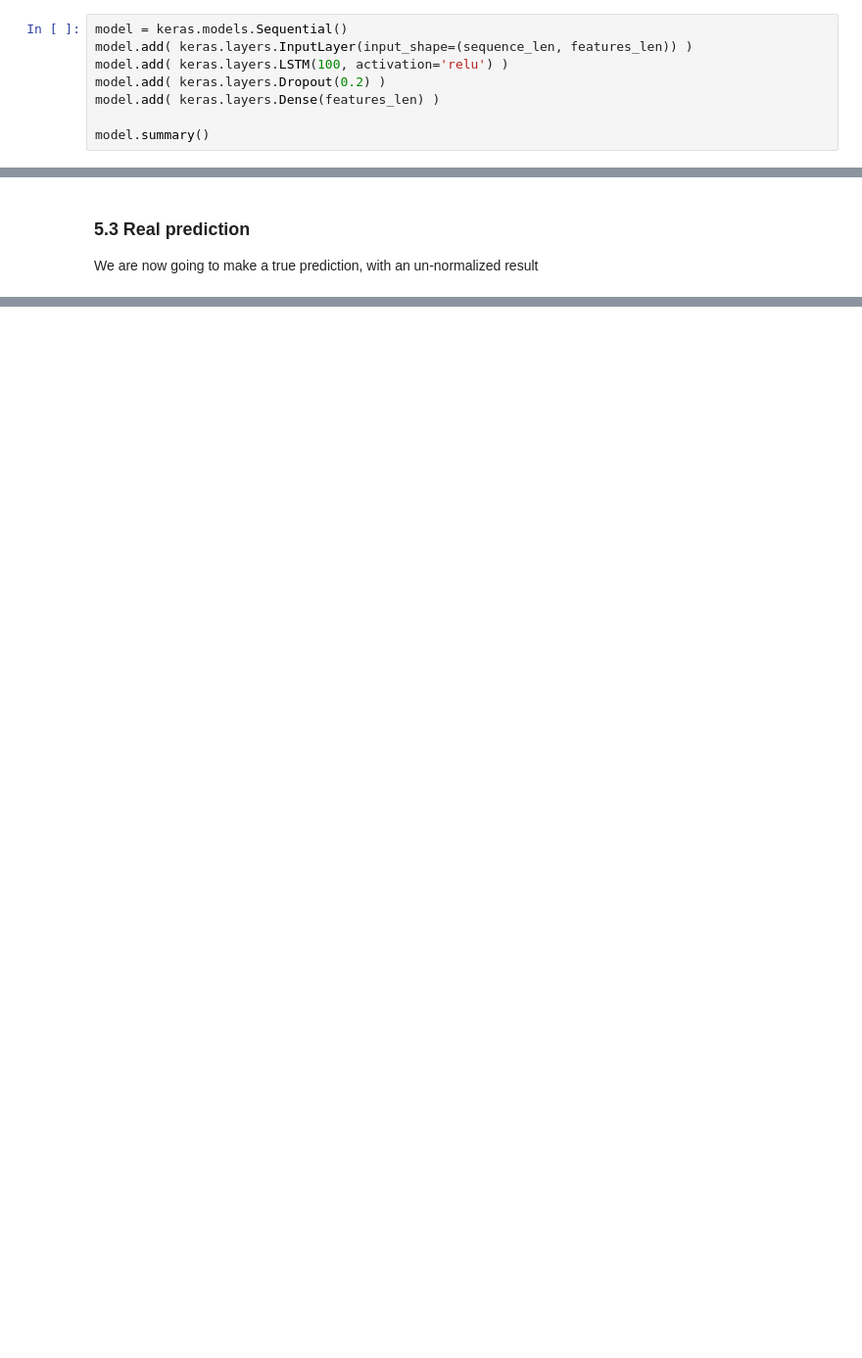
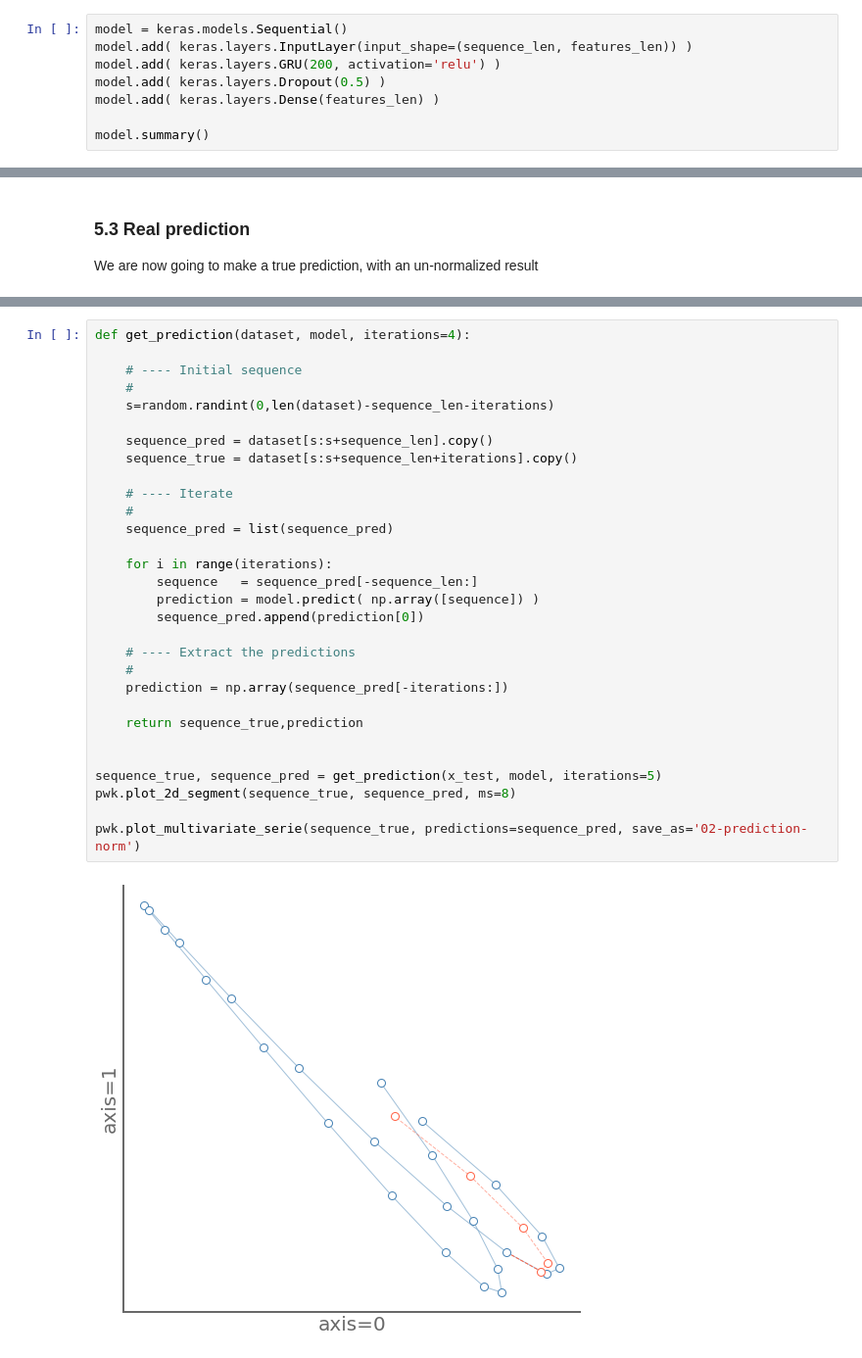
Before and after one commit to Jean-Christ1/Deep-Learning-with-Keras-and-Tensorflow, a Jupyter notebook: SYNOP/00-Beta-series.ipynb, the cells around one changed output, grey strips where cells are left out. Shown at 98% size. Saved outputs shown, nothing was run; the diff lists cells and outputs as text; blank space fills up the shorter version.

```diff
--- a/SYNOP/00-Beta-series.ipynb
+++ b/SYNOP/00-Beta-series.ipynb
@@ -212,8 +197,8 @@ batch y shape :  (32, 2)
 # %%
 model = keras.models.Sequential()
 model.add( keras.layers.InputLayer(input_shape=(sequence_len, features_len)) )
-model.add( keras.layers.LSTM(100, activation='relu') )
-model.add( keras.layers.Dropout(0.2) )
+model.add( keras.layers.GRU(200, activation='relu') )
+model.add( keras.layers.Dropout(0.5) )
 model.add( keras.layers.Dense(features_len) )
 
 model.summary()
@@ -340,0 +292,32 @@ print(f'Gap between prediction and reality : {delta_deg:.2f} °C')
+# %%
+def get_prediction(dataset, model, iterations=4):
+
+    # ---- Initial sequence
+    #
+    s=random.randint(0,len(dataset)-sequence_len-iterations)
+
+    sequence_pred = dataset[s:s+sequence_len].copy()
+    sequence_true = dataset[s:s+sequence_len+iterations].copy()
+
+    # ---- Iterate
+    #
+    sequence_pred = list(sequence_pred)
+
+    for i in range(iterations):
+        sequence   = sequence_pred[-sequence_len:]
+        prediction = model.predict( np.array([sequence]) )
+        sequence_pred.append(prediction[0])
+
+    # ---- Extract the predictions
+    #
+    prediction = np.array(sequence_pred[-iterations:])
+
+    return sequence_true,prediction
+
+
+sequence_true, sequence_pred = get_prediction(x_test, model, iterations=5)
+pwk.plot_2d_segment(sequence_true, sequence_pred, ms=8)
+
+pwk.plot_multivariate_serie(sequence_true, predictions=sequence_pred, save_as='02-prediction-norm')
+# %% [output]
+[figure, added]
```
Also changed, not shown: parts of 17 cells of this notebook, 2 other files.
